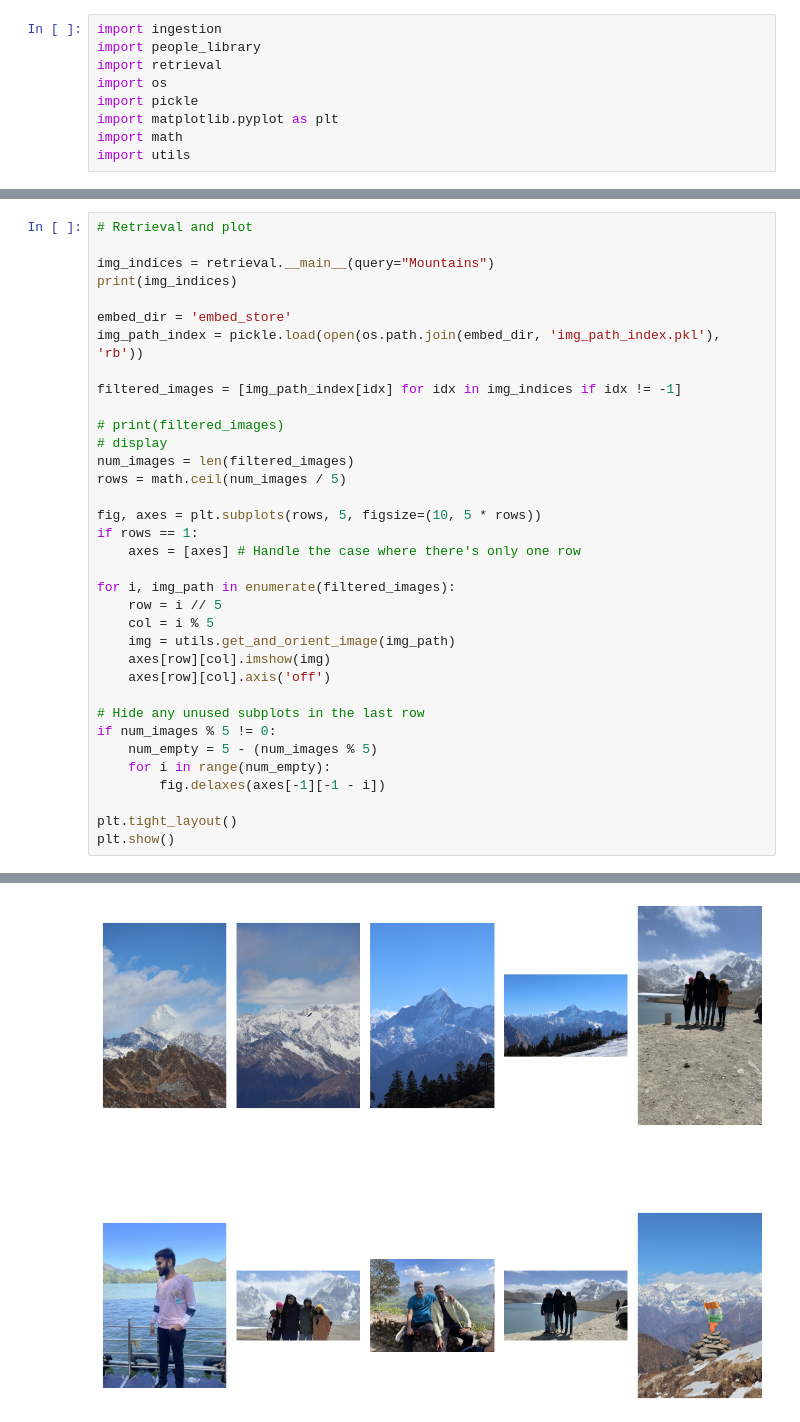
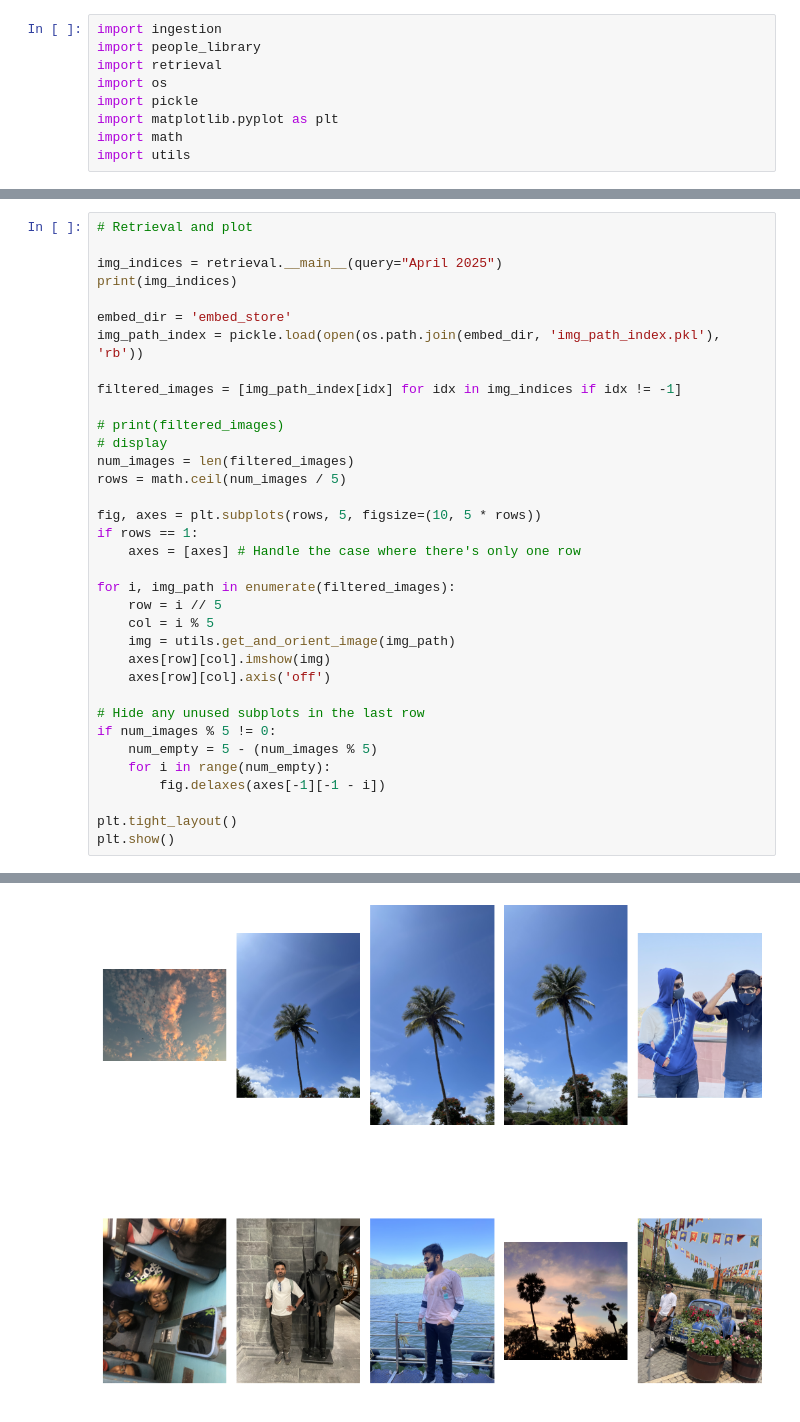
Before and after one commit to aditypatil/image-search, a Jupyter notebook: imgsearch_mark1.ipynb, the cells around one changed output, grey strips where cells are left out. Drawn from its saved outputs; the diff is of its cells as text.

```diff
--- a/imgsearch_mark1.ipynb
+++ b/imgsearch_mark1.ipynb
@@ -43,7 +34,7 @@ people.write_out()
 # %%
 # Retrieval and plot
 
-img_indices = retrieval.__main__(query="Mountains")
+img_indices = retrieval.__main__(query="April 2025")
 print(img_indices)
 
 embed_dir = 'embed_store'
@@ -81 +75 @@ No location or people found. Doing semantic search via CLIP...
-[figure, old version]
+[figure, new version]
```
Also changed, not shown: parts of 5 cells of this notebook, 5 other files.
